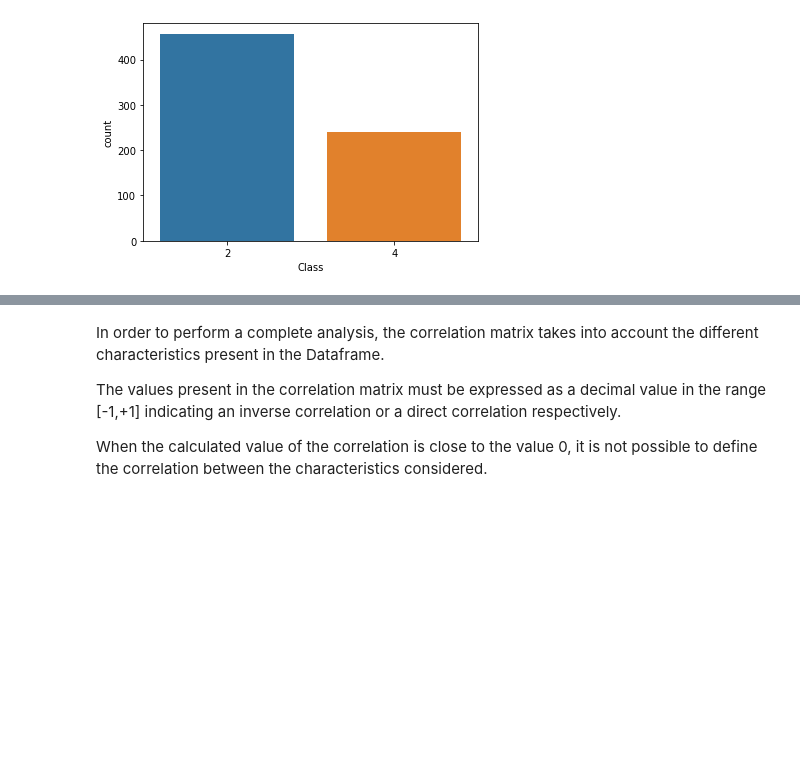
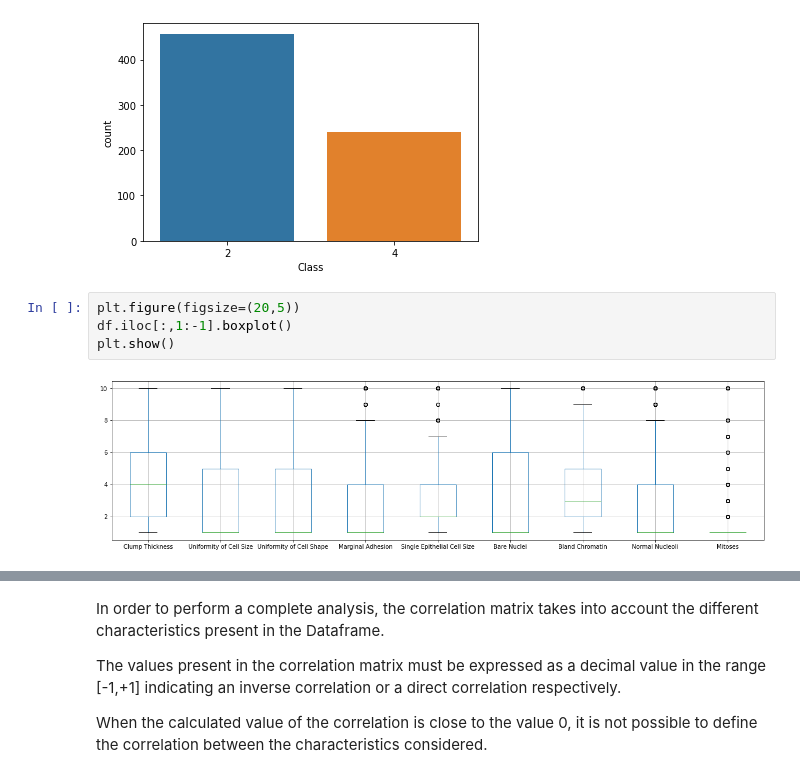
Before and after one commit to Azymir/Breast_Cancer_Wisconsin, a Jupyter notebook: Breast Cancer Wisconsin Notebook.ipynb, the cells around one changed output, grey strips where cells are left out. Drawn from its saved outputs; the diff is of its cells as text; blank space fills up the shorter version.

```diff
--- a/Breast Cancer Wisconsin Notebook.ipynb
+++ b/Breast Cancer Wisconsin Notebook.ipynb
@@ -215,6 +229,12 @@ sns.countplot(x="Class", data=df)
 Name: Class, dtype: int64
 <AxesSubplot:xlabel='Class', ylabel='count'>
 [figure]
+# %%
+plt.figure(figsize=(20,5))
+df.iloc[:,1:-1].boxplot()
+plt.show()
+# %% [output]
+[figure, added]
 # %%
 df.hist(bins=20, figsize=(30,30));
 # %% [output]
```
Also changed, not shown: parts of 44 cells of this notebook.
